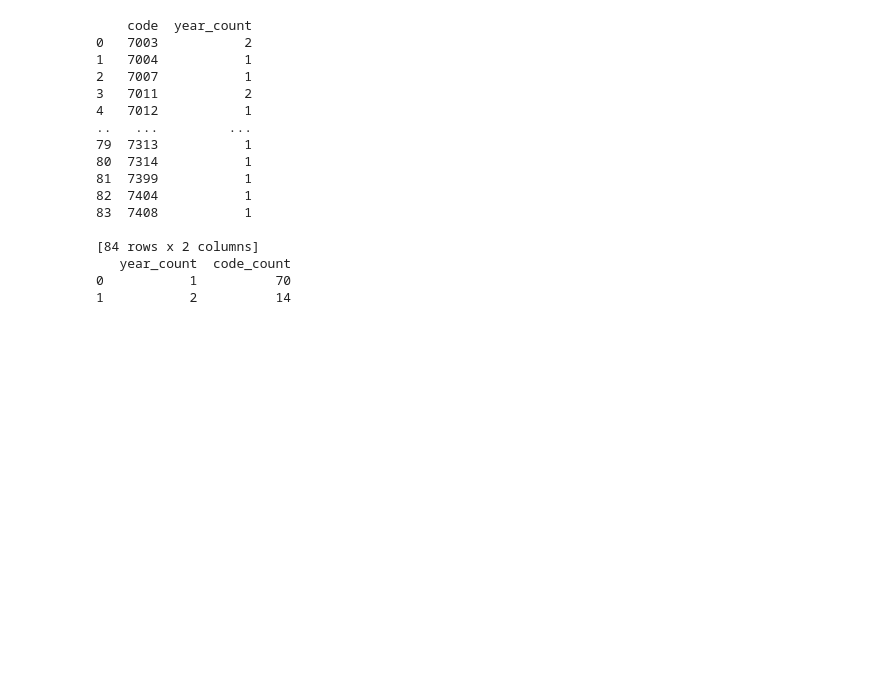
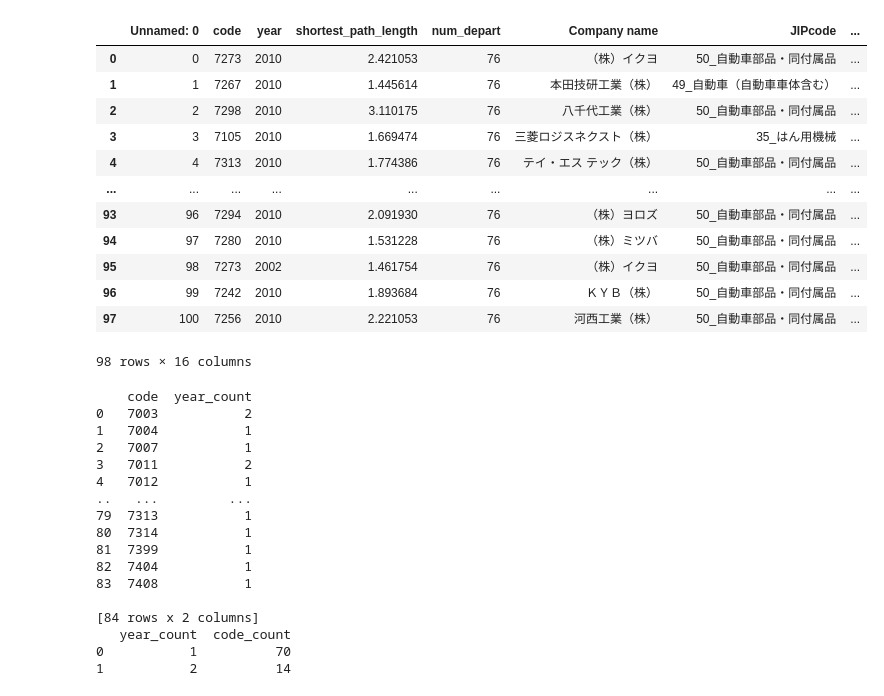
Before and after one commit to wakachii/SI-Org-chart, a Jupyter notebook: analysis/analysis.ipynb, the cells around one changed output. Cells and saved outputs as stored; diff of their text form; code cells hidden in the pictures; blank space fills up the shorter version.

```diff
--- a/analysis.ipynb
+++ b/analysis/analysis.ipynb
@@ -7,6 +7,22 @@ df_jlcp = pd.read_excel("/Users/satoshan/Library/CloudStorage/Box-Box/scan_org_c
 df_org = pd.read_csv("/Users/satoshan/Library/CloudStorage/Box-Box/scan_org_charts/clean/org_data.csv")
 df_jlcp=df_jlcp.rename(columns={'Performance year': 'year'}).rename(columns={'Stock code': 'code'})
 df_merged = pd.merge(df_org, df_jlcp, on=['code', 'year'], how='inner')
+# %%
+df_merged
+# %% [output]
+|  | Unnamed: 0 | code | year | shortest_path_length | num_depart | Company name | JIPcode | ... |
+| 0 | 0 | 7273 | 2010 | 2.421053 | 76 | （株）イクヨ | 50_自動車部品・同付属品 | ... |
+| 1 | 1 | 7267 | 2010 | 1.445614 | 76 | 本田技研工業（株） | 49_自動車（自動車車体含む） | ... |
+| 2 | 2 | 7298 | 2010 | 3.110175 | 76 | 八千代工業（株） | 50_自動車部品・同付属品 | ... |
+| 3 | 3 | 7105 | 2010 | 1.669474 | 76 | 三菱ロジスネクスト（株） | 35_はん用機械 | ... |
+| 4 | 4 | 7313 | 2010 | 1.774386 | 76 | テイ・エス テック（株） | 50_自動車部品・同付属品 | ... |
+| ... | ... | ... | ... | ... | ... | ... | ... | ... |
+| 93 | 96 | 7294 | 2010 | 2.091930 | 76 | （株）ヨロズ | 50_自動車部品・同付属品 | ... |
+| 94 | 97 | 7280 | 2010 | 1.531228 | 76 | （株）ミツバ | 50_自動車部品・同付属品 | ... |
+| 95 | 98 | 7273 | 2002 | 1.461754 | 76 | （株）イクヨ | 50_自動車部品・同付属品 | ... |
+| 96 | 99 | 7242 | 2010 | 1.893684 | 76 | ＫＹＢ（株） | 50_自動車部品・同付属品 | ... |
+| 97 | 100 | 7256 | 2010 | 2.221053 | 76 | 河西工業（株） | 50_自動車部品・同付属品 | ... |
+98 rows × 16 columns
 # %%
 year_count = df_merged.groupby('code')['year'].nunique().reset_index()
 year_count.columns = ['code', 'year_count']
```
Also changed, not shown: 5 other files.
